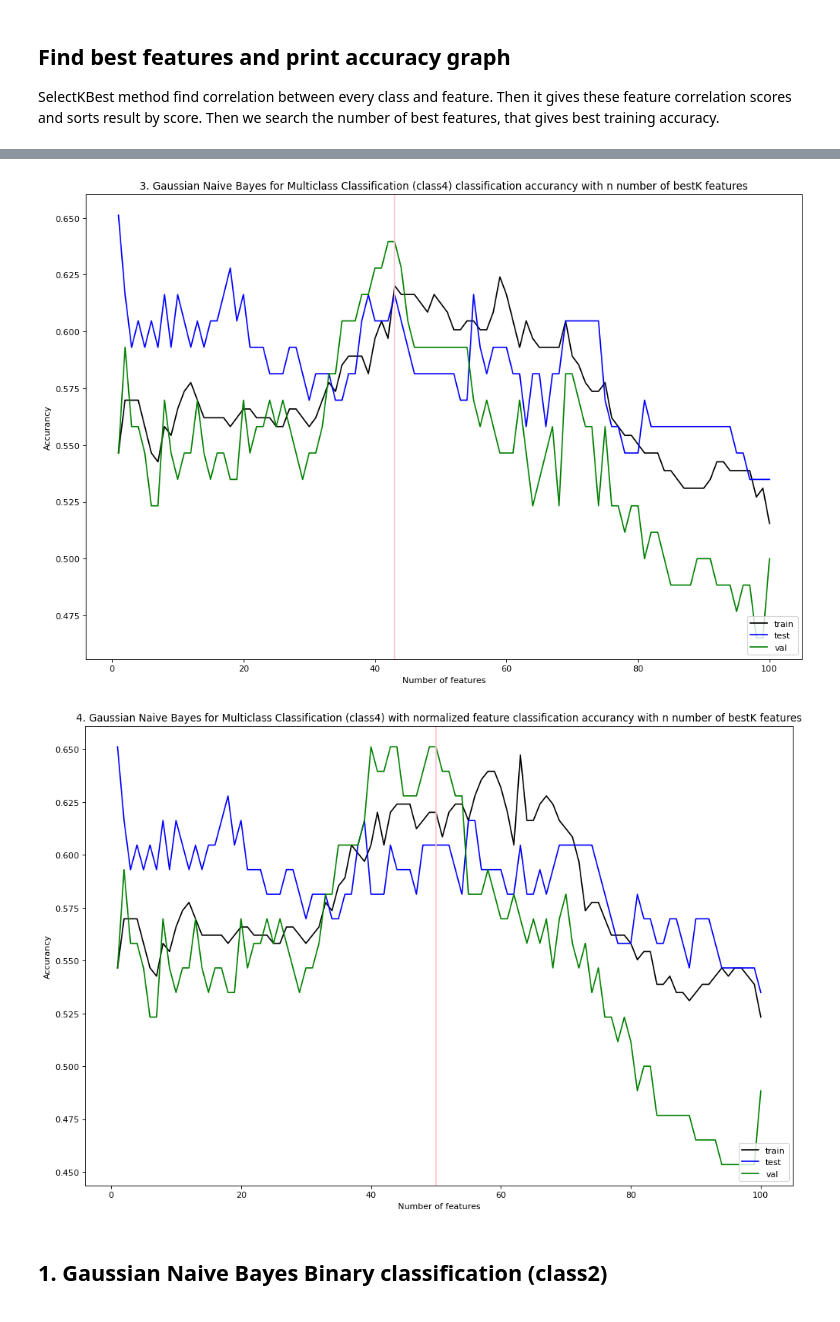
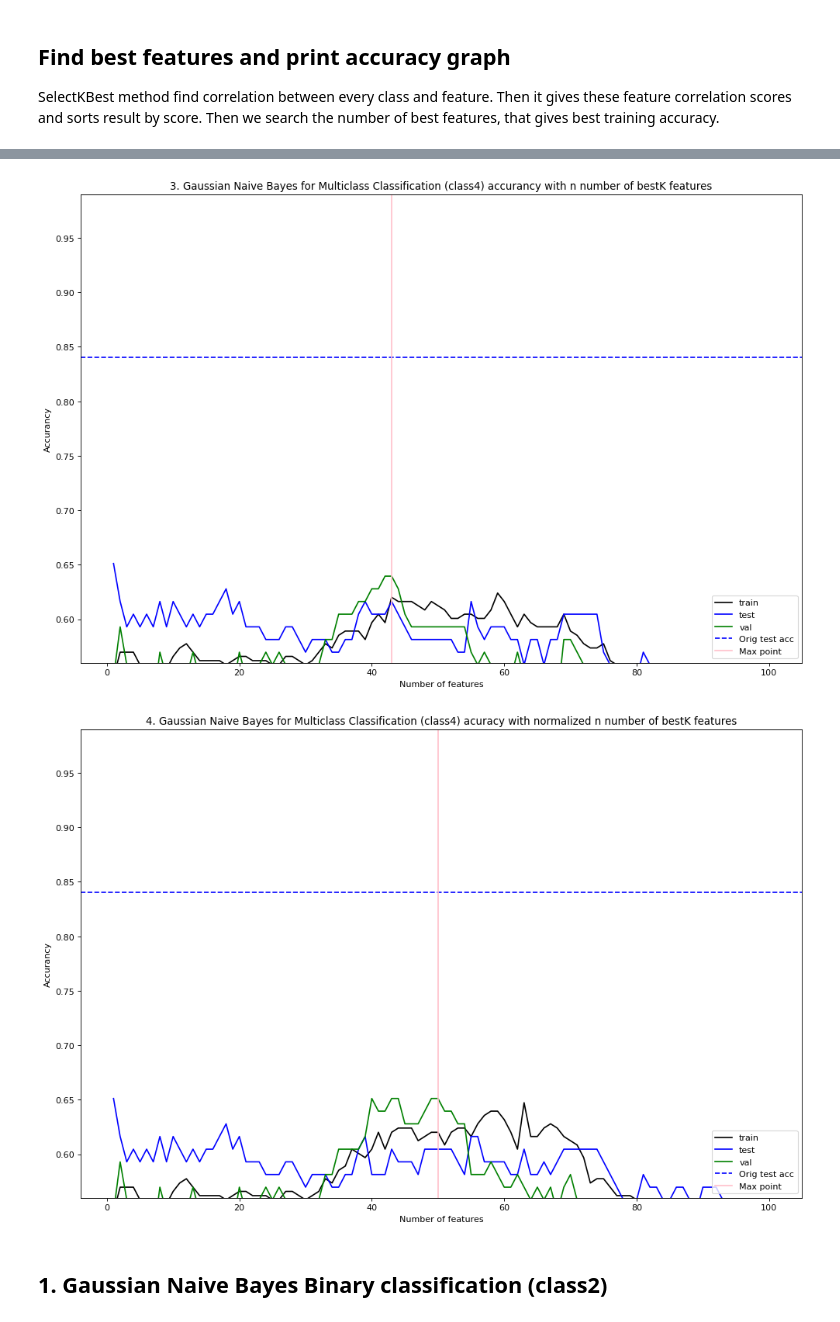
Before and after one commit to williwilliams3/TermProjectIML, a Jupyter notebook: naive_bayes_kBest.ipynb, the cells around one changed output, grey strips where cells are left out. Saved outputs shown, nothing was run; the diff lists cells and outputs as text; code cells hidden in the pictures.

Commit message:
Orig acc to NB figs

```diff
--- a/naive_bayes_kBest.ipynb
+++ b/naive_bayes_kBest.ipynb
@@ -209,15 +209,18 @@ def bestK_and_graph(X_train, y_train, X_val, y_val, X_test, y_test, title):
     # Plot the results
     plt.figure(num=None, figsize=(15, 10), dpi=80, facecolor='w', edgecolor='k')
     x = range(1, len_cols)
+    axes = plt.gca()
+    axes.set_ylim([0.56,0.99])
     plt.plot(x, acc_train, color="black")
     plt.plot(x, acc_test, color="blue")
     plt.plot(x, acc_val, color="green")
     # Vertical line to points with max values
+    plt.axhline(0.84, color='blue', linestyle='--')
     plt.axvline(bestK_max, color='pink', linestyle='-')
     plt.title(title)
     plt.xlabel('Number of features')
     plt.ylabel('Accurancy')
-    plt.legend(["train", "test", "val"], loc ="lower right")
+    plt.legend(["train", "test", "val", "Orig test acc", "Max point"], loc ="lower right")
     plt.show()
 
     return bestCols
@@ -226,11 +229,11 @@ def bestK_and_graph(X_train, y_train, X_val, y_val, X_test, y_test, title):
 bestCols1 = bestK_and_graph(X_train, y_train["class2"], X_val, y_val["class2"], X_test, y_test["class2"], "1. Gaussian Naive Bayes for Binary (class2) classification accurancy with n number of bestK features")
 
 # 2. Gaussian Naive Bayes for Binary Classification (class2) with normalized features
-bestCols2 = bestK_and_graph(X_train_norm, y_train["class2"], X_val_norm, y_val["class2"], X_test_norm, y_test["class2"], "2. Gaussian Naive Bayes for Binary Classification (class2) with normalized features classification accurancy with n number of bestK features")
+bestCols2 = bestK_and_graph(X_train_norm, y_train["class2"], X_val_norm, y_val["class2"], X_test_norm, y_test["class2"], "2. Gaussian Naive Bayes for Binary Classification (class2) accuracy with normalized n number of bestK features")
 
 # 3. Gaussian Naive Bayes for Multiclass Classification (class4)
-bestCols3 = bestK_and_graph(X_train, y_train["class4"], X_val, y_val["class4"], X_test, y_test["class4"], "3. Gaussian Naive Bayes for Multiclass Classification (class4) classification accurancy with n number of bestK features")
+bestCols3 = bestK_and_graph(X_train, y_train["class4"], X_val, y_val["class4"], X_test, y_test["class4"], "3. Gaussian Naive Bayes for Multiclass Classification (class4) accurancy with n number of bestK features")
 
 # 4. Gaussian Naive Bayes for Multiclass Classification (class4) with normalized feature
-bestCols4 = bestK_and_graph(X_train_norm, y_train["class4"], X_val_norm, y_val["class4"], X_test_norm, y_test["class4"], "4. Gaussian Naive Bayes for Multiclass Classification (class4) with normalized feature classification accurancy with n number of bestK features")
+bestCols4 = bestK_and_graph(X_train_norm, y_train["class4"], X_val_norm, y_val["class4"], X_test_norm, y_test["class4"], "4. Gaussian Naive Bayes for Multiclass Classification (class4) acuracy with normalized n number of bestK features")
 # %% [output]
@@ -239,5 +242,5 @@ bestCols4 = bestK_and_graph(X_train_norm, y_train["class4"], X_val_norm, y_val["
-[figure, old version]
+[figure, new version]
-[figure, old version]
+[figure, new version]
 # %% [markdown]
 ## 1. Gaussian Naive Bayes Binary classification (class2)
 # %% [markdown]
```
Also changed, not shown: parts of 1 cell of this notebook, 2 other files.
